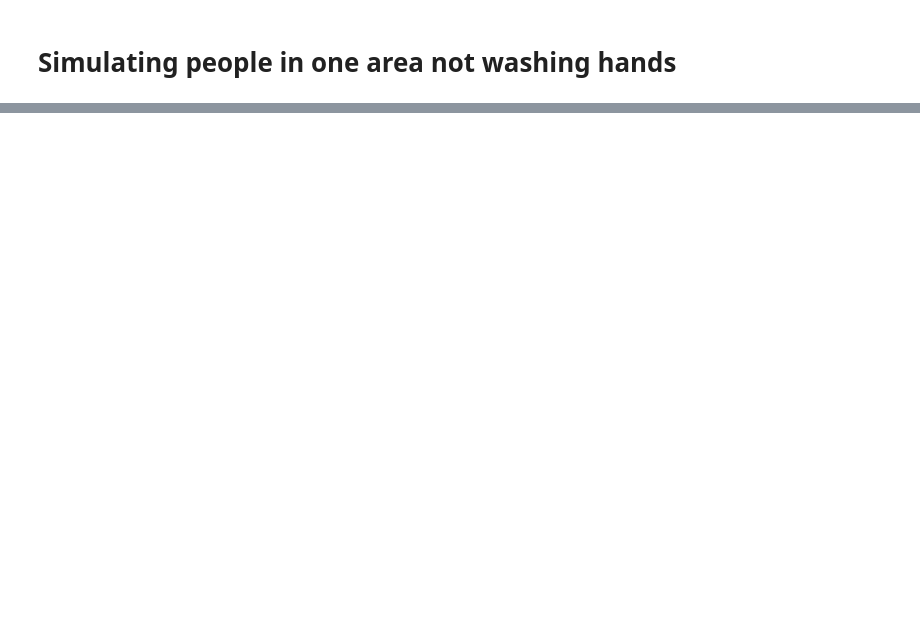
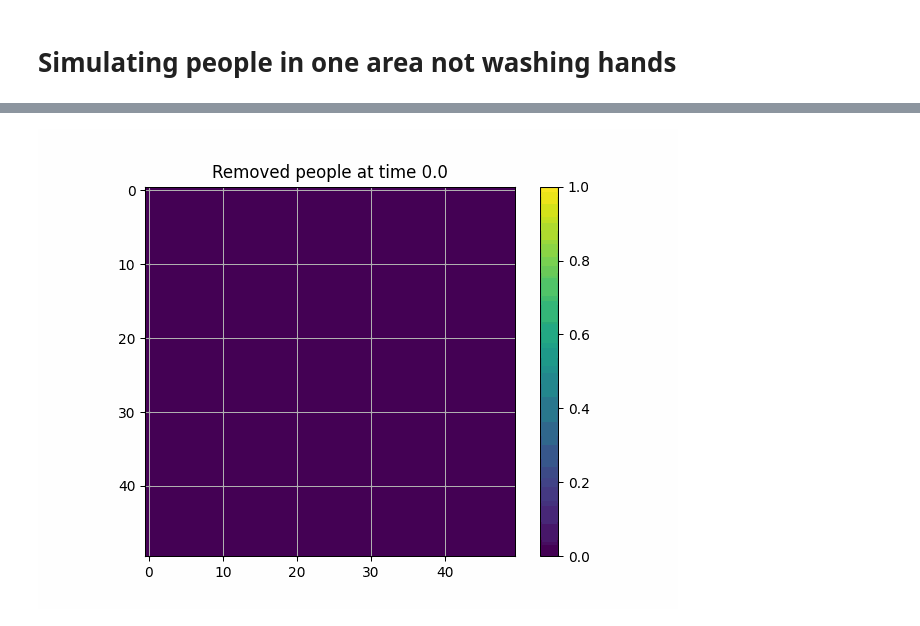
Before and after one commit to 1rideee/Numdiff, a Jupyter notebook: Project1.ipynb, the cells around one changed output, grey strips where cells are left out. Cells and saved outputs as stored; diff of their text form; code cells hidden in the pictures; blank space fills up the shorter version.

```diff
--- a/Project1.ipynb
+++ b/Project1.ipynb
@@ -597,0 +608,4 @@ Image(filename="I_dh.gif")
+# %%
+Image(filename="R_dh.gif")
+# %% [output]
+[figure, added]
```
Also changed, not shown: parts of 16 cells of this notebook.
